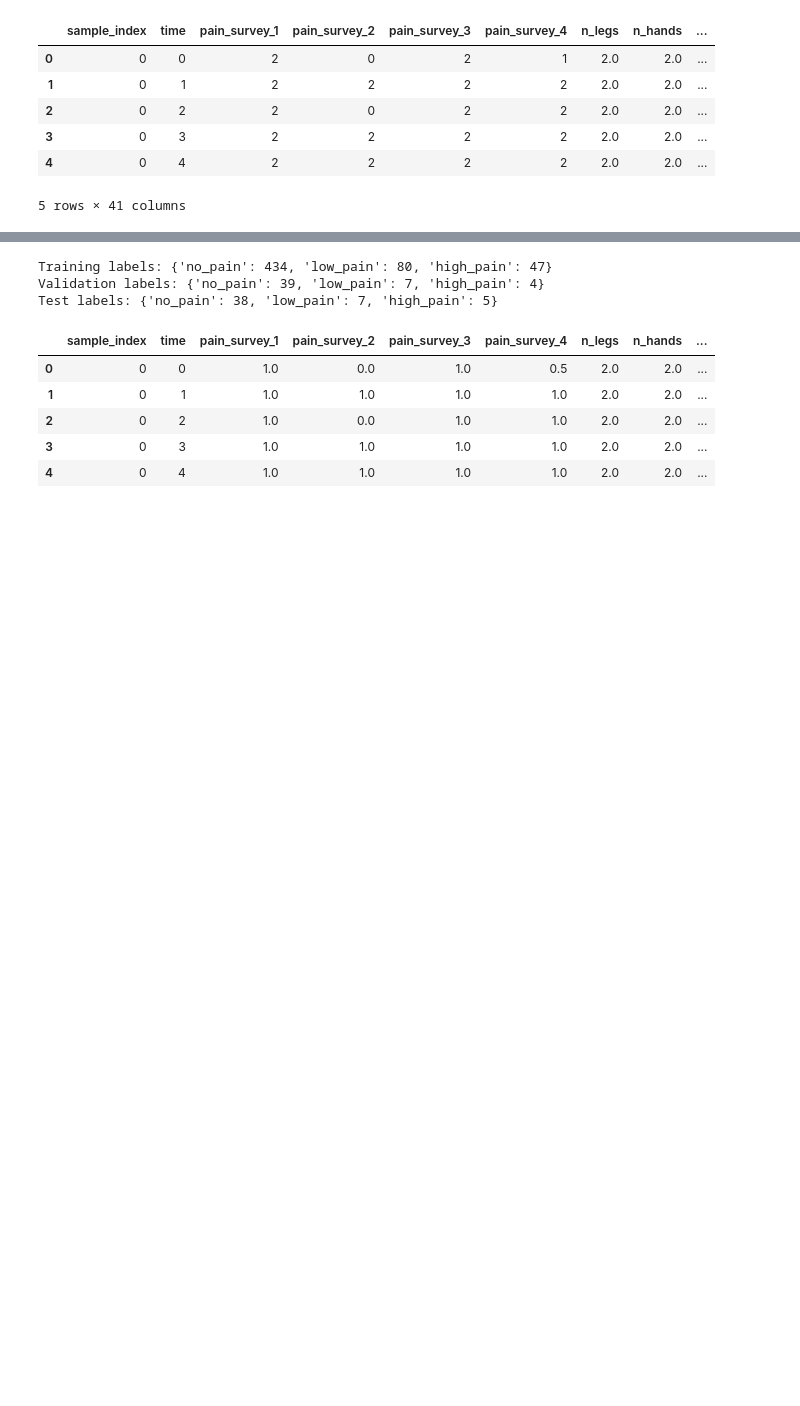
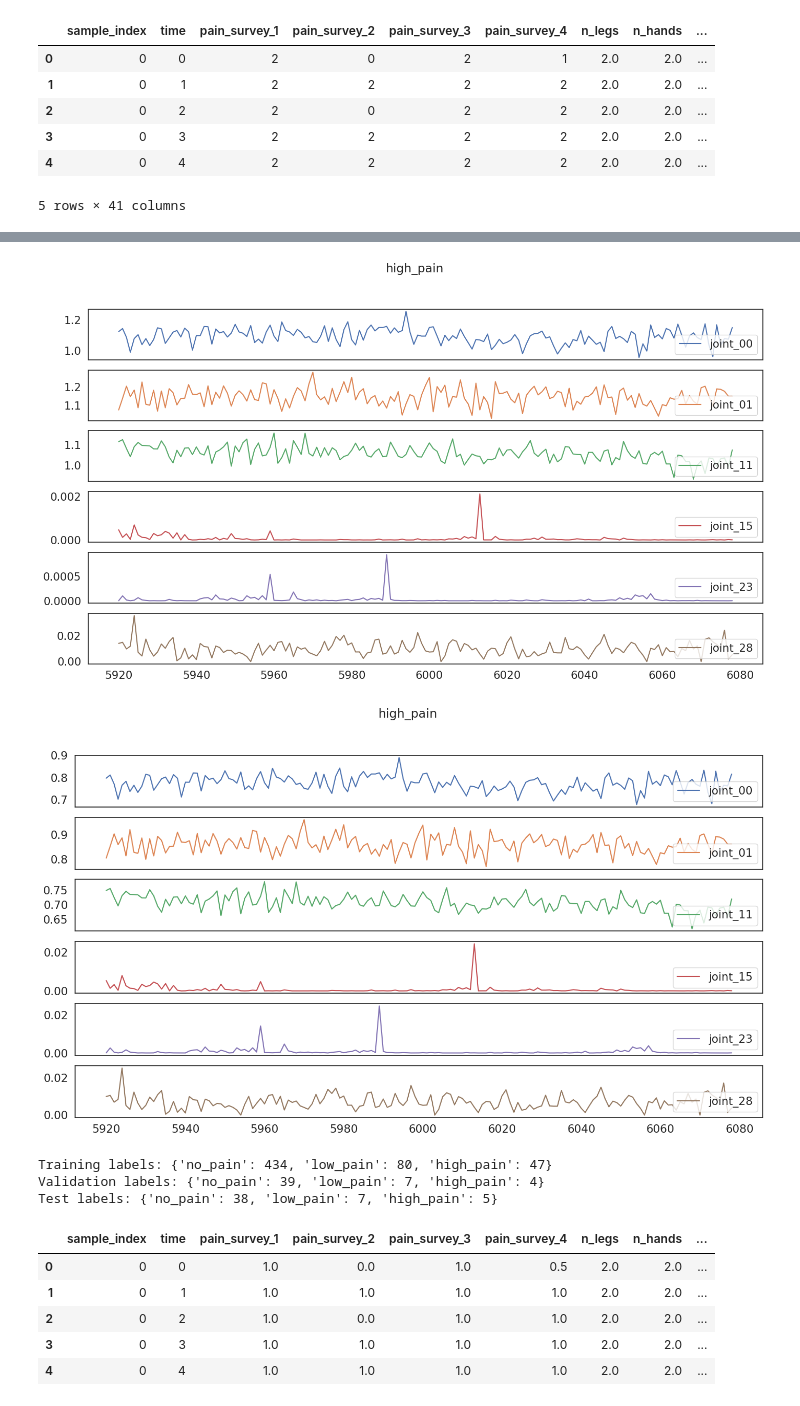
Before and after one commit to Relo02/Artificial-neural-networks-and-deep-learning-, a Jupyter notebook: Ann_challenge.ipynb, the cells around one changed output, grey strips where cells are left out. Cells and saved outputs as stored; diff of their text form; code cells hidden in the pictures; blank space fills up the shorter version.

```diff
--- a/Ann_challenge.ipynb
+++ b/Ann_challenge.ipynb
@@ -311,3 +326,11 @@ inspect_activity('high_pain', data)
+# %%
+inspect_label('high_pain', data)
+
+# Normalized training data
+inspect_label('high_pain', df_train)
+# %% [output]
+[figure, added]
+[figure, added]
 # %%
 # Initialise a dictionary to count occurrences of each activity in the training set
 training_labels = {
```
Also changed, not shown: parts of 25 cells of this notebook, 1 other file.
